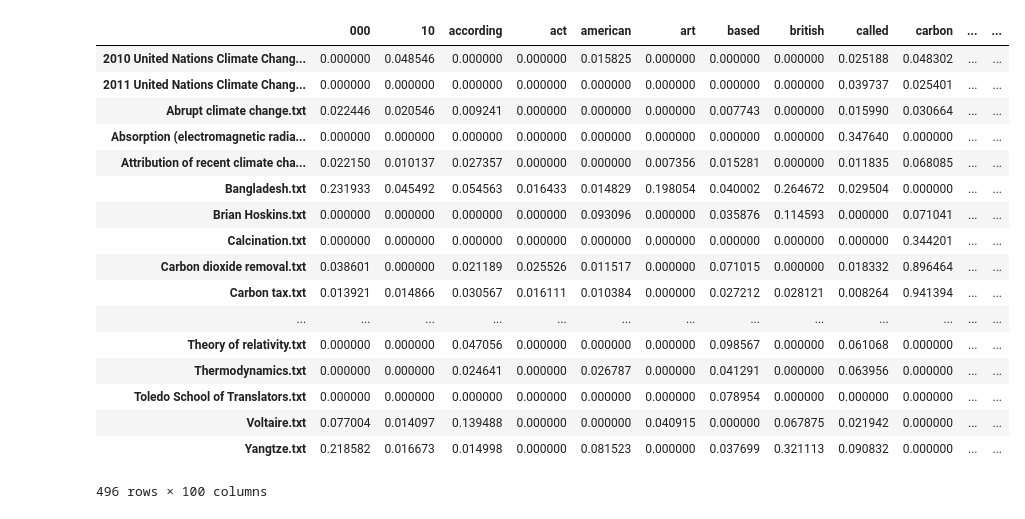
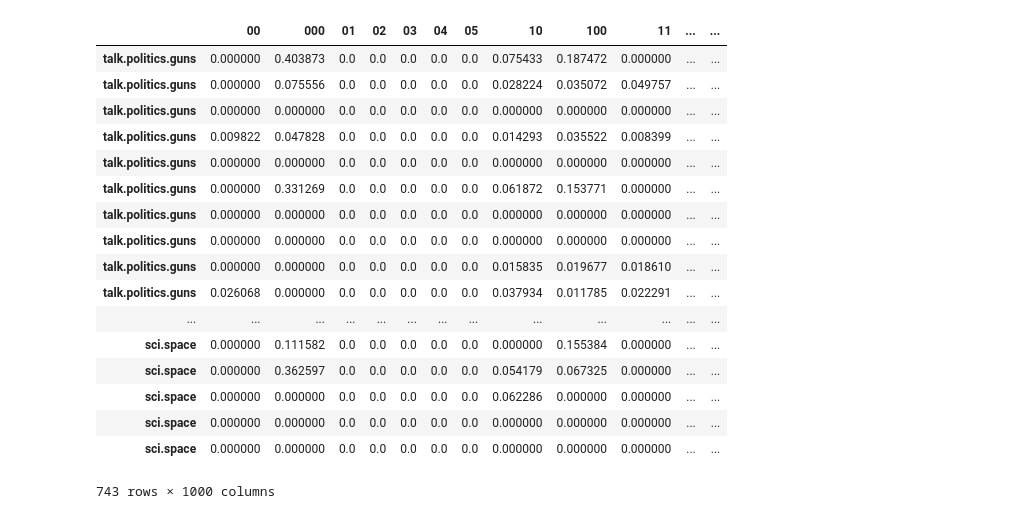
Before and after one commit to robianmcd/document-clustering, a Jupyter notebook: document_clustering.ipynb, the cells around one changed output. Saved outputs shown, nothing was run; the diff lists cells and outputs as text; code cells hidden in the pictures.

```diff
--- a/document_clustering.ipynb
+++ b/document_clustering.ipynb
@@ -52,3 +53,35 @@ for root, dirs, files in os.walk("wiki-docs-large"):
  'The Toledo School of Translators (Spanish: Escuela de Traductores de Toledo) is the group of scholar...',
  'Franois-Marie Arouet (French: [f.swa ma.i a.w]; 21 November 1694  30 May 1778), known by his nom de ...',
  'The Yangtze (English:  or ), which is 6380 km long, is the longest river in Asia and the third-longe...']
+# %%
+topics = [
+    'talk.politics.guns',
+    'soc.religion.christian',
+    'comp.graphics',
+    'comp.windows.x',
+    'rec.sport.baseball',
+    'rec.sport.hockey',
+    'sci.space'
+]
+
+articles_per_topic = 200
+
+data = []
+fileNames = []
+fileSize = []
+group_labels = []
+
+for topic_i, topic in enumerate(topics):
+    for root, dirs, files in os.walk('20_newsgroup/{}'.format(topic)):
+        for filePath in files[:articles_per_topic]:
+            with open(os.path.join(root, filePath), 'r') as file:
+                file_content = file.read()
+                end_of_header = file_content.find('\n\n') + 2;
+                article_content = file_content[end_of_header:]
+                if len(article_content) > 1000:
+                    data.append(article_content)
+                    fileNames.append(topic)
+                    group_labels.append(topic_i)
+                    fileSize.append(len(file_content))
+
+[doc[:100] + '...' for doc in data]
@@ -55,39 +106,39 @@ for root, dirs, files in os.walk("wiki-docs-large"):
 # %%
 ###############################################
 # Vectorize Documents
 ###############################################
 
-vectorizer = feature_extraction.text.TfidfVectorizer(stop_words='english', max_features=100, smooth_idf=True, sublinear_tf=False, min_df=1, max_df=1.0, ngram_range=(1,1))
+vectorizer = feature_extraction.text.TfidfVectorizer(stop_words='english', max_features=1000, smooth_idf=True, sublinear_tf=False, min_df=1, max_df=1.0, ngram_range=(1,1))
 #Hashing seems to run into issues when there are 2 identical documents
 #vectorizer = feature_extraction.text.HashingVectorizer(n_features=2**17, stop_words='english', alternate_sign=False, norm='l2', binary=False, ngram_range=(2,2))
 
 # don't load everything into memory with https://stackoverflow.com/questions/16453855/tfidfvectorizer-for-corpus-that-cannot-fit-in-memory
 doc_vectors = vectorizer.fit_transform(data).todense()
 
 terms = vectorizer.get_feature_names()
 
 df = pd.DataFrame(doc_vectors, columns=terms, index=fileNames)
 
 df
 # %% [output]
-|  | 000 | 10 | according | act | american | art | based | british | called | carbon | ... | ... |
-| 2010 United Nations Climate Chang... | 0.000000 | 0.048546 | 0.000000 | 0.000000 | 0.015825 | 0.000000 | 0.000000 | 0.000000 | 0.025188 | 0.048302 | ... | ... |
-| 2011 United Nations Climate Chang... | 0.000000 | 0.000000 | 0.000000 | 0.000000 | 0.000000 | 0.000000 | 0.000000 | 0.000000 | 0.039737 | 0.025401 | ... | ... |
-| Abrupt climate change.txt | 0.022446 | 0.020546 | 0.009241 | 0.000000 | 0.000000 | 0.000000 | 0.007743 | 0.000000 | 0.015990 | 0.030664 | ... | ... |
-| Absorption (electromagnetic radia... | 0.000000 | 0.000000 | 0.000000 | 0.000000 | 0.000000 | 0.000000 | 0.000000 | 0.000000 | 0.347640 | 0.000000 | ... | ... |
-| Attribution of recent climate cha... | 0.022150 | 0.010137 | 0.027357 | 0.000000 | 0.000000 | 0.007356 | 0.015281 | 0.000000 | 0.011835 | 0.068085 | ... | ... |
-| Bangladesh.txt | 0.231933 | 0.045492 | 0.054563 | 0.016433 | 0.014829 | 0.198054 | 0.040002 | 0.264672 | 0.029504 | 0.000000 | ... | ... |
-| Brian Hoskins.txt | 0.000000 | 0.000000 | 0.000000 | 0.000000 | 0.093096 | 0.000000 | 0.035876 | 0.114593 | 0.000000 | 0.071041 | ... | ... |
-| Calcination.txt | 0.000000 | 0.000000 | 0.000000 | 0.000000 | 0.000000 | 0.000000 | 0.000000 | 0.000000 | 0.000000 | 0.344201 | ... | ... |
-| Carbon dioxide removal.txt | 0.038601 | 0.000000 | 0.021189 | 0.025526 | 0.011517 | 0.000000 | 0.071015 | 0.000000 | 0.018332 | 0.896464 | ... | ... |
-| Carbon tax.txt | 0.013921 | 0.014866 | 0.030567 | 0.016111 | 0.010384 | 0.000000 | 0.027212 | 0.028121 | 0.008264 | 0.941394 | ... | ... |
+|  | 00 | 000 | 01 | 02 | 03 | 04 | 05 | 10 | 100 | 11 | ... | ... |
+| talk.politics.guns | 0.000000 | 0.403873 | 0.0 | 0.0 | 0.0 | 0.0 | 0.0 | 0.075433 | 0.187472 | 0.000000 | ... | ... |
+| talk.politics.guns | 0.000000 | 0.075556 | 0.0 | 0.0 | 0.0 | 0.0 | 0.0 | 0.028224 | 0.035072 | 0.049757 | ... | ... |
+| talk.politics.guns | 0.000000 | 0.000000 | 0.0 | 0.0 | 0.0 | 0.0 | 0.0 | 0.000000 | 0.000000 | 0.000000 | ... | ... |
+| talk.politics.guns | 0.009822 | 0.047828 | 0.0 | 0.0 | 0.0 | 0.0 | 0.0 | 0.014293 | 0.035522 | 0.008399 | ... | ... |
+| talk.politics.guns | 0.000000 | 0.000000 | 0.0 | 0.0 | 0.0 | 0.0 | 0.0 | 0.000000 | 0.000000 | 0.000000 | ... | ... |
+| talk.politics.guns | 0.000000 | 0.331269 | 0.0 | 0.0 | 0.0 | 0.0 | 0.0 | 0.061872 | 0.153771 | 0.000000 | ... | ... |
+| talk.politics.guns | 0.000000 | 0.000000 | 0.0 | 0.0 | 0.0 | 0.0 | 0.0 | 0.000000 | 0.000000 | 0.000000 | ... | ... |
+| talk.politics.guns | 0.000000 | 0.000000 | 0.0 | 0.0 | 0.0 | 0.0 | 0.0 | 0.000000 | 0.000000 | 0.000000 | ... | ... |
+| talk.politics.guns | 0.000000 | 0.000000 | 0.0 | 0.0 | 0.0 | 0.0 | 0.0 | 0.015835 | 0.019677 | 0.018610 | ... | ... |
+| talk.politics.guns | 0.026068 | 0.000000 | 0.0 | 0.0 | 0.0 | 0.0 | 0.0 | 0.037934 | 0.011785 | 0.022291 | ... | ... |
 | ... | ... | ... | ... | ... | ... | ... | ... | ... | ... | ... | ... | ... |
-| Theory of relativity.txt | 0.000000 | 0.000000 | 0.047056 | 0.000000 | 0.000000 | 0.000000 | 0.098567 | 0.000000 | 0.061068 | 0.000000 | ... | ... |
-| Thermodynamics.txt | 0.000000 | 0.000000 | 0.024641 | 0.000000 | 0.026787 | 0.000000 | 0.041291 | 0.000000 | 0.063956 | 0.000000 | ... | ... |
-| Toledo School of Translators.txt | 0.000000 | 0.000000 | 0.000000 | 0.000000 | 0.000000 | 0.000000 | 0.078954 | 0.000000 | 0.000000 | 0.000000 | ... | ... |
-| Voltaire.txt | 0.077004 | 0.014097 | 0.139488 | 0.000000 | 0.000000 | 0.040915 | 0.000000 | 0.067875 | 0.021942 | 0.000000 | ... | ... |
-| Yangtze.txt | 0.218582 | 0.016673 | 0.014998 | 0.000000 | 0.081523 | 0.000000 | 0.037699 | 0.321113 | 0.090832 | 0.000000 | ... | ... |
+| sci.space | 0.000000 | 0.111582 | 0.0 | 0.0 | 0.0 | 0.0 | 0.0 | 0.000000 | 0.155384 | 0.000000 | ... | ... |
+| sci.space | 0.000000 | 0.362597 | 0.0 | 0.0 | 0.0 | 0.0 | 0.0 | 0.054179 | 0.067325 | 0.000000 | ... | ... |
+| sci.space | 0.000000 | 0.000000 | 0.0 | 0.0 | 0.0 | 0.0 | 0.0 | 0.062286 | 0.000000 | 0.000000 | ... | ... |
+| sci.space | 0.000000 | 0.000000 | 0.0 | 0.0 | 0.0 | 0.0 | 0.0 | 0.000000 | 0.000000 | 0.000000 | ... | ... |
+| sci.space | 0.000000 | 0.000000 | 0.0 | 0.0 | 0.0 | 0.0 | 0.0 | 0.000000 | 0.000000 | 0.000000 | ... | ... |
-496 rows × 100 columns
+743 rows × 1000 columns
 # %%
 cluster_alg = cluster.AffinityPropagation(preference=-10, damping=0.7)
 
```
Also changed, not shown: parts of 7 cells of this notebook, 3 other files.
